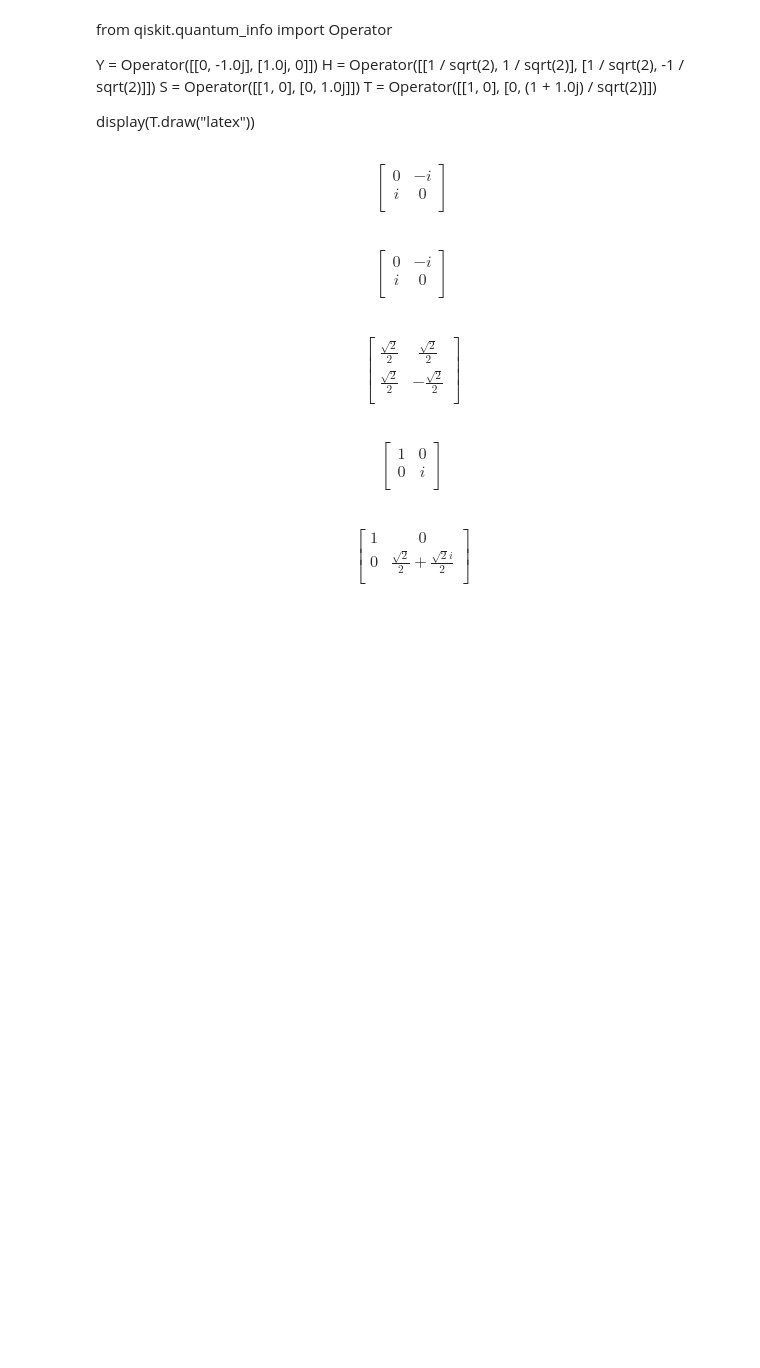
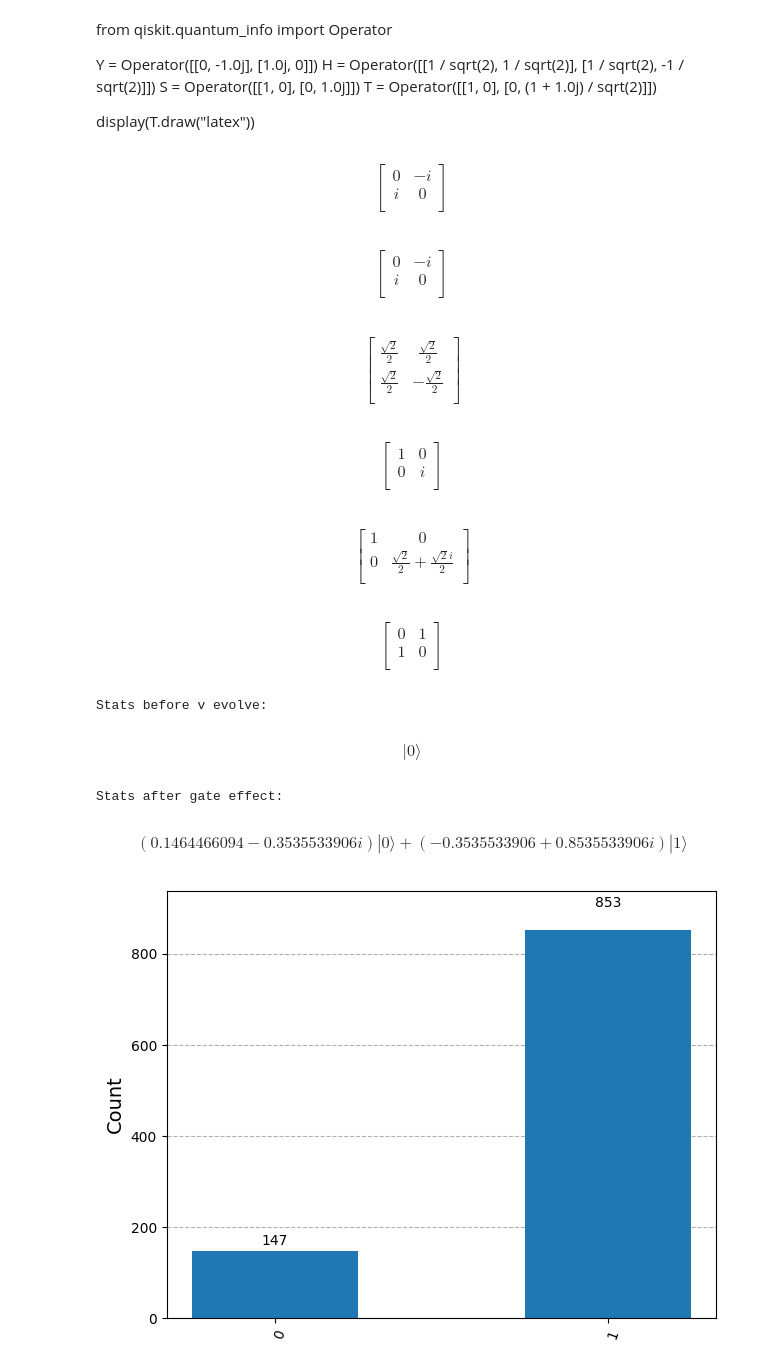
Before and after one commit to Znixz/haidezlair, a Jupyter notebook: Basic_Quantum_1.ipynb, the cells around one changed output. Drawn from its saved outputs; the diff is of its cells as text; code cells hidden in the pictures; blank space fills up the shorter version.

```diff
--- a/Basic_Quantum_1.ipynb
+++ b/Basic_Quantum_1.ipynb
@@ -64,8 +64,8 @@ Y = Operator([[0, -1.0j], [1.0j, 0]])
 H = Operator([[1/sqrt(2), 1/sqrt(2)], [1/sqrt(2), -1/sqrt(2)]])
 S = Operator([[1, 0], [0, 1.0j]])
 T = Operator([[1, 0], [0, (1 + 1.0j)/sqrt(2)]])
-
-Operators = [Y, H, S, T]
+X = Operator([[0, 1], [1, 0]])
+Operators = [Y, H, S, T, X]
 display(Operators[0].draw("latex"))
 for operator in Operators:
     display(operator.draw("latex"))
@@ -100,3 +100,35 @@ $$
  0 & \frac{\sqrt{2}}{2} + \frac{\sqrt{2} i}{2}  \\
  \end{bmatrix}
 $$
+$$
+\begin{bmatrix}
+0 & 1  \\
+ 1 & 0  \\
+ \end{bmatrix}
+$$
+# %%
+#Working with Operator and single Basis State 0
+#Using evolve method
+
+v = Statevector([1, 0])
+statistics_1 = v.sample_counts(1000)
+print("Stats before v evolve:")
+display(v.draw("latex"))
+plot_histogram(statistics_1)
+
+v = v.evolve(H)
+v = v.evolve(T)
+v = v.evolve(H)
+v = v.evolve(S)
+v = v.evolve(Y)
+
+print("Stats after gate effect:")
+display(v.draw("latex"))
+statistics_2 = v.sample_counts(1000)
+plot_histogram(statistics_2)
+# %% [output]
+Stats before v evolve:
+$$ |0\rangle$$
+Stats after gate effect:
+$$(0.1464466094 - 0.3535533906 i) |0\rangle+(-0.3535533906 + 0.8535533906 i) |1\rangle$$
+[figure, added]
```
Also changed, not shown: parts of 2 cells of this notebook.
